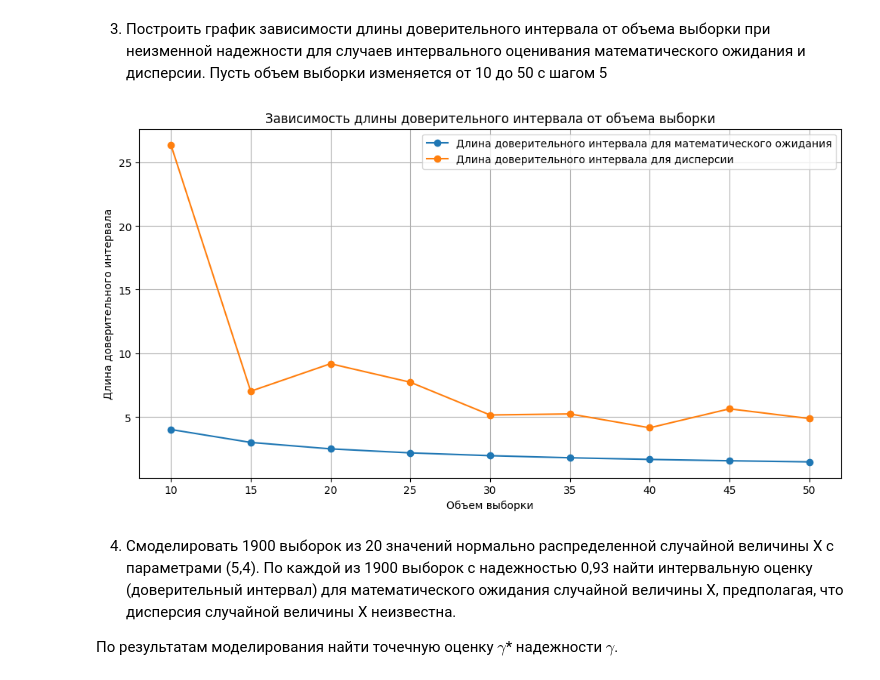
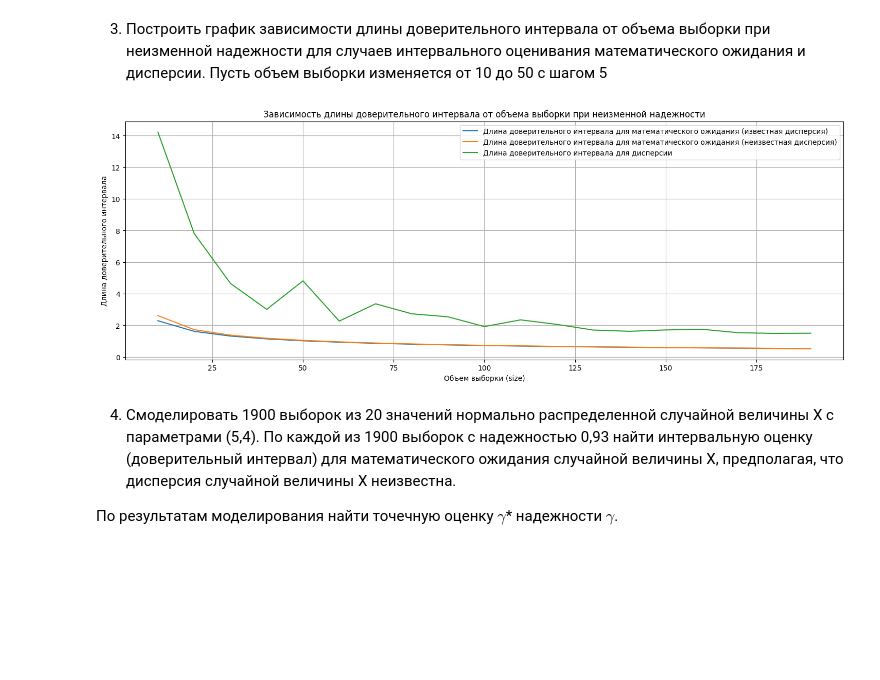
Before and after one commit to Darowiin/statistical_analysis, a Jupyter notebook: main.ipynb, the cells around one changed output. Saved outputs shown, nothing was run; the diff lists cells and outputs as text; code cells hidden in the pictures; blank space fills up the shorter version.

```diff
--- a/main.ipynb
+++ b/main.ipynb
@@ -145,42 +167,52 @@ plt.show()
 ожидания и дисперсии.
 Пусть объем выборки изменяется от 10 до 50 с шагом 5
 # %%
-sample_size = list(range(10, 51, 5))
+# Массив значений объема выборки
+n_values = np.arange(10, 200, 10)
+
 # Длины доверительных интервалов
-len_mean = []
-len_var = []
+len_a_sigma_known_ = []  # при известной дисперсии
+len_a_sigma_unknown_ = []  # при неизвестной дисперсии
+len_sigma_ = []  # для дисперсии
 
-for size in sample_size:
-    norm_r=sts.norm.rvs(loc=a, scale=sigma, size=size)
-    x_mean = np.mean(norm_r)
-    S_2 = 0
-    for i in norm_r:
-        S_2 += math.pow(i - x_mean, 2)
-    S_2 /= size-1
-    # Доверительный интервал для математического ожидания
-    t_value = sts.t.ppf(1 - alpha / 2, df = size - 1)
-    len_interval = t_value * S / math.sqrt(size)
-    len_mean.append(2 * len_interval)
+# Генерация выборки и вычисление длин доверительных интервалов для разных n
+for size in n_values:
+    sample_ = np.random.normal(a, sigma, size)
+    sample_mean_ = np.mean(sample_)
 
-    #  Доверительный интервал для дисперсии
-    chi2_lower = sts.chi2.ppf(alpha / 2,  df = size - 1)
-    chi2_upper = sts.chi2.ppf(1 - alpha / 2,  df = size - 1)
-    length_variance = ( size-1) * S_2 / chi2_lower - ( size-1) * S_2 / chi2_upper
-    len_var.append(length_variance)
+    # 1. Доверительный интервал для математического ожидания при известной дисперсии
+    interval_1_ = sts.norm.interval(confidence = gamma, loc = sample_mean_, scale = sigma / np.sqrt(size))
+    len_a_sigma_known_.append(interval_1_[1] - interval_1_[0])
+
+    # 2. Доверительный интервал для математического ожидания при неизвестной дисперсии
+    S___ = np.std(sample_, ddof=1)  # несмещенная оценка стандартного отклонения
+    interval_2_ = sts.t.interval(confidence = gamma, df = size-1, loc = sample_mean_, scale = S__ / np.sqrt(size))
+    len_a_sigma_unknown_.append(interval_2_[1] - interval_2_[0])
+
+    # 3. Доверительный интервал для дисперсии
+    right_ = (1 + gamma) / 2
+    left_ = (1 - gamma) / 2
+    Y_right_ = sts.chi2.ppf(right_, df=size-1)
+    Y_left_ = sts.chi2.ppf(left_, df=size-1)
+    S___2 = S___ * S___
+    right_bound_ = (size - 1) * S___2 / Y_right_
+    left_bound_ = (size - 1) * S___2 / Y_left_
+    len_sigma_.append(left_bound_ - right_bound_)
 
 # Построение графиков
-plt.figure(figsize=(12, 6))
-plt.plot(sample_size, len_mean, marker='o', label='Длина доверительного интервала для математического ожидания')
-plt.plot(sample_size, len_var, marker='o', label='Длина доверительного интервала для дисперсии')
-plt.title('Зависимость длины доверительного интервала от объема выборки')
-plt.xlabel('Объем выборки')
+plt.figure(figsize=(18, 6))
+plt.plot(n_values, len_a_sigma_known_, label='Длина доверительного интервала для математического ожидания (известная дисперсия)')
+plt.plot(n_values, len_a_sigma_unknown_, label='Длина доверительного интервала для математического ожидания (неизвестная дисперсия)')
+plt.plot(n_values, len_sigma_, label='Длина доверительного интервала для дисперсии')
+
+plt.title('Зависимость длины доверительного интервала от объема выборки при неизменной надежности')
+plt.xlabel('Объем выборки (size)')
 plt.ylabel('Длина доверительного интервала')
 plt.grid()
 plt.legend()
-plt.xticks(sample_size)
 plt.show()
 # %% [output]
-[figure, old version]
+[figure, new version]
 # %% [markdown]
 4. Смоделировать 1900 выборок из 20 значений нормально распределенной случайной
 величины X с параметрами (5,4). По каждой из 1900 выборок с надежностью 0,93 найти
```
Also changed, not shown: parts of 11 cells of this notebook.
